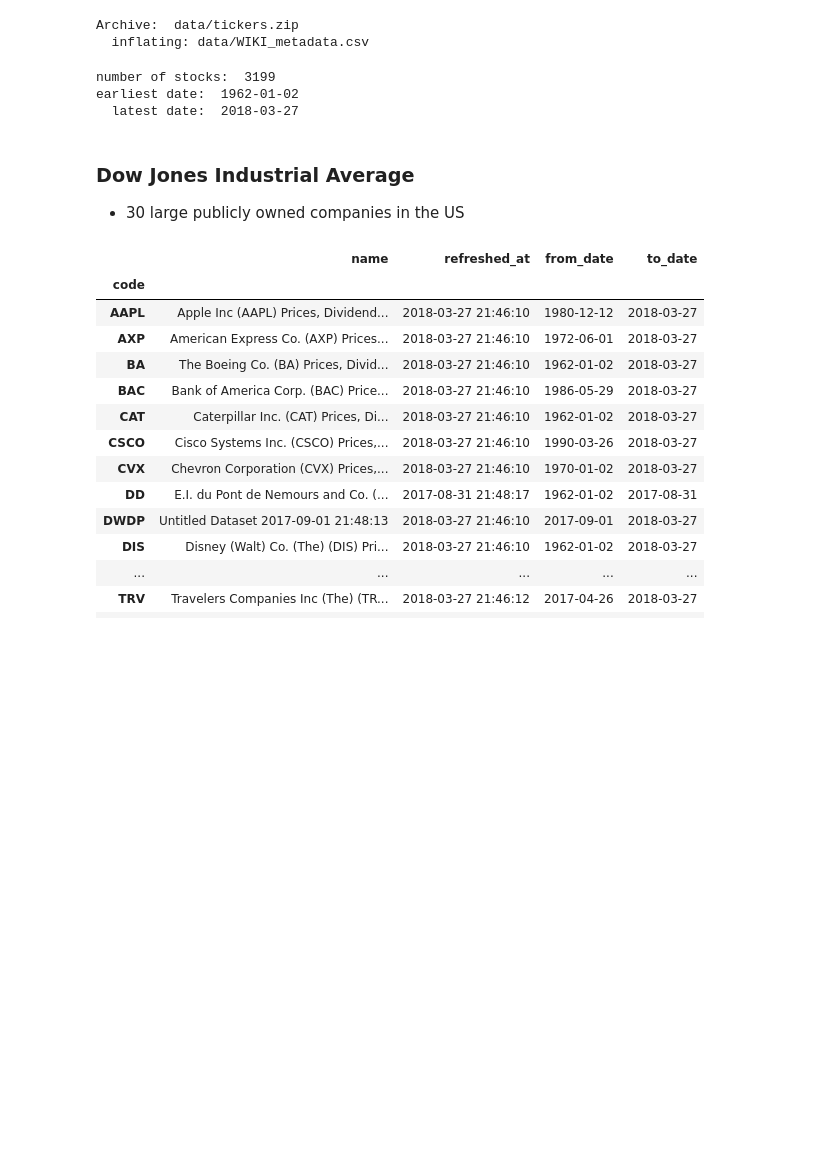
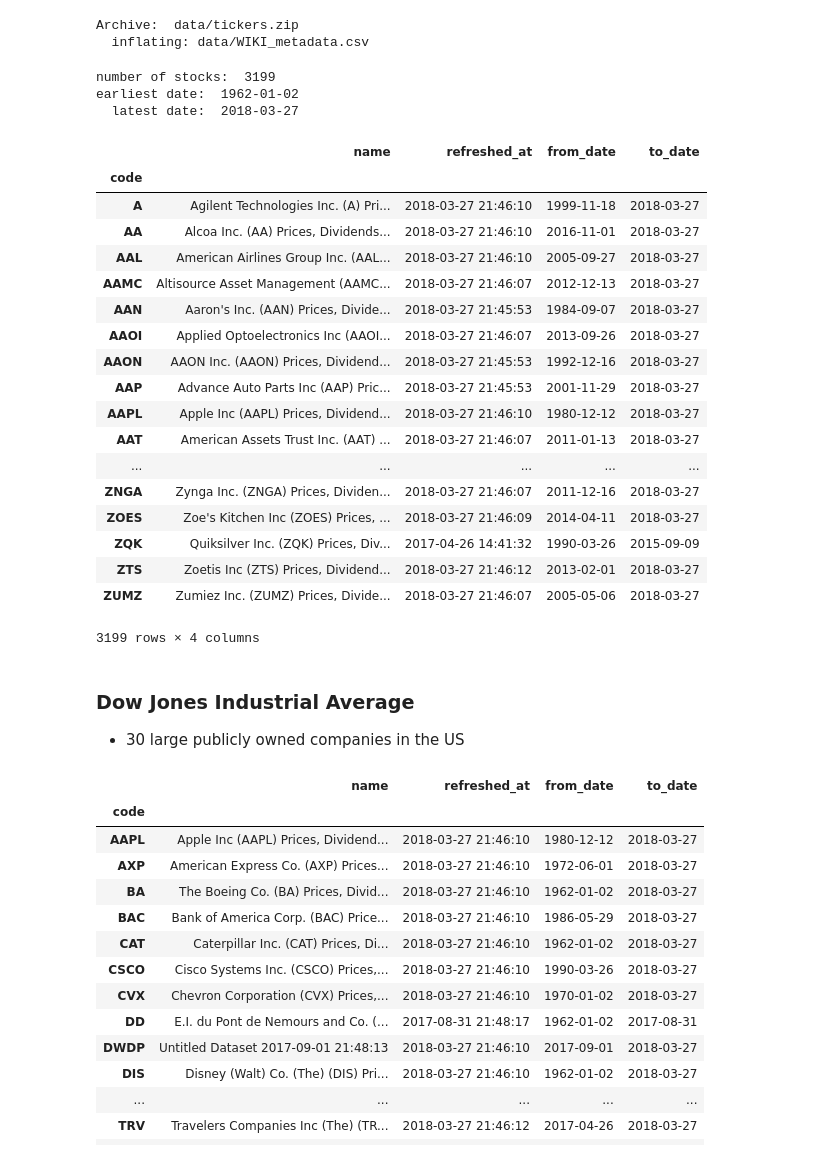
Before and after one commit to jcvdav/Spring2019, a Jupyter notebook: lecture-notes/12-Optimizing-Stock-Portfolio-Allocation.ipynb, the cells around one changed output. Drawn from its saved outputs; the diff is of its cells as text; code cells hidden in the pictures; blank space fills up the shorter version.

```diff
--- a/lecture-notes/12-Optimizing-Stock-Portfolio-Allocation.ipynb
+++ b/lecture-notes/12-Optimizing-Stock-Portfolio-Allocation.ipynb
@@ -226,6 +226,28 @@ print('  latest date: ', symbols['to_date'].max())
 number of stocks:  3199
 earliest date:  1962-01-02
   latest date:  2018-03-27
+# %%
+symbols
+# %% [output]
+|  | name | refreshed_at | from_date | to_date |
+| code |  |  |  |  |
+| A | Agilent Technologies Inc. (A) Pri... | 2018-03-27 21:46:10 | 1999-11-18 | 2018-03-27 |
+| AA | Alcoa Inc. (AA) Prices, Dividends... | 2018-03-27 21:46:10 | 2016-11-01 | 2018-03-27 |
+| AAL | American Airlines Group Inc. (AAL... | 2018-03-27 21:46:10 | 2005-09-27 | 2018-03-27 |
+| AAMC | Altisource Asset Management (AAMC... | 2018-03-27 21:46:07 | 2012-12-13 | 2018-03-27 |
+| AAN | Aaron's Inc. (AAN) Prices, Divide... | 2018-03-27 21:45:53 | 1984-09-07 | 2018-03-27 |
+| AAOI | Applied Optoelectronics Inc (AAOI... | 2018-03-27 21:46:07 | 2013-09-26 | 2018-03-27 |
+| AAON | AAON Inc. (AAON) Prices, Dividend... | 2018-03-27 21:45:53 | 1992-12-16 | 2018-03-27 |
+| AAP | Advance Auto Parts Inc (AAP) Pric... | 2018-03-27 21:45:53 | 2001-11-29 | 2018-03-27 |
+| AAPL | Apple Inc (AAPL) Prices, Dividend... | 2018-03-27 21:46:10 | 1980-12-12 | 2018-03-27 |
+| AAT | American Assets Trust Inc. (AAT) ... | 2018-03-27 21:46:07 | 2011-01-13 | 2018-03-27 |
+| ... | ... | ... | ... | ... |
+| ZNGA | Zynga Inc. (ZNGA) Prices, Dividen... | 2018-03-27 21:46:07 | 2011-12-16 | 2018-03-27 |
+| ZOES | Zoe's Kitchen Inc (ZOES) Prices, ... | 2018-03-27 21:46:09 | 2014-04-11 | 2018-03-27 |
+| ZQK | Quiksilver Inc. (ZQK) Prices, Div... | 2017-04-26 14:41:32 | 1990-03-26 | 2015-09-09 |
+| ZTS | Zoetis Inc (ZTS) Prices, Dividend... | 2018-03-27 21:46:12 | 2013-02-01 | 2018-03-27 |
+| ZUMZ | Zumiez Inc. (ZUMZ) Prices, Divide... | 2018-03-27 21:46:07 | 2005-05-06 | 2018-03-27 |
+3199 rows × 4 columns
 # %% [markdown]
 ### Dow Jones Industrial Average
 
```
Also changed, not shown: parts of 18 cells of this notebook.
